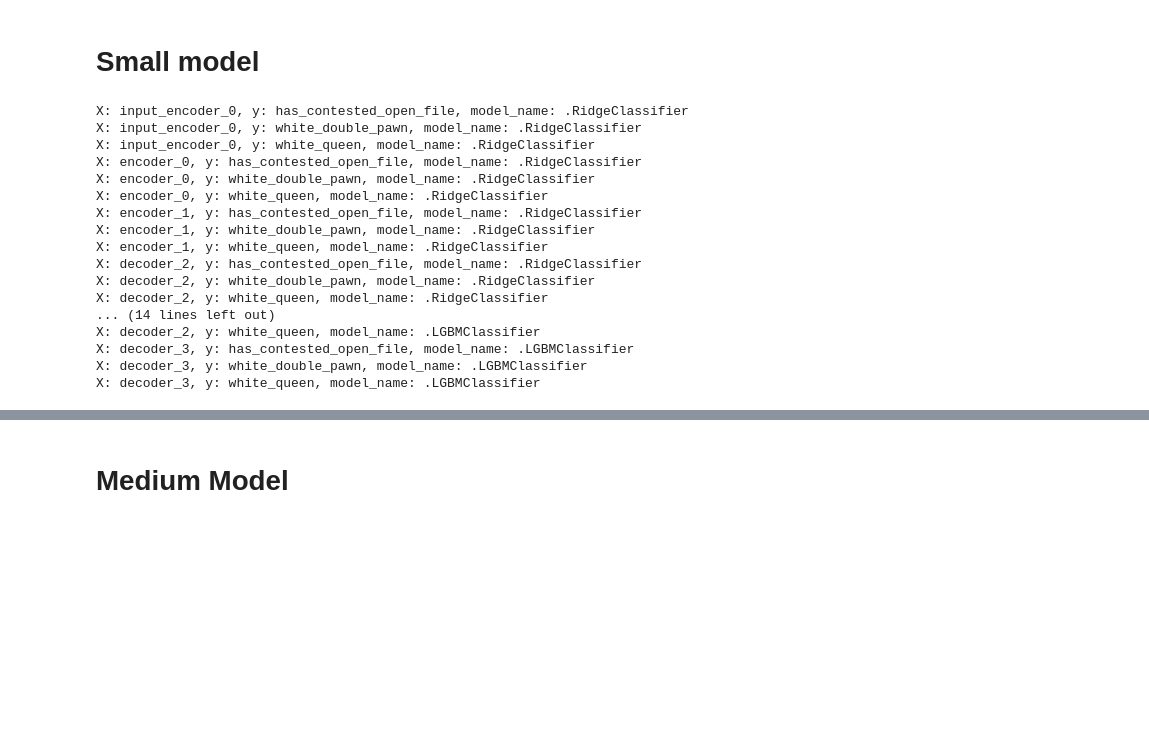
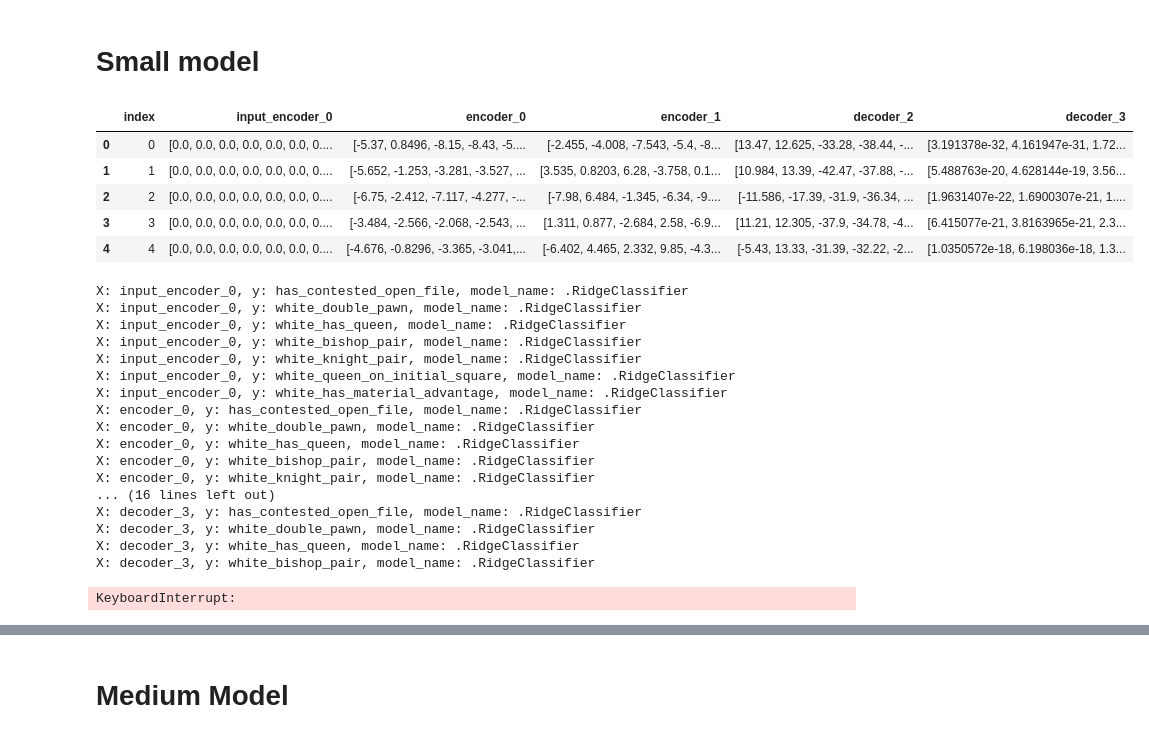
Before and after one commit to adalsteinnpals/stockfish_explain, a Jupyter notebook: stockfish_explain/experiments/chess_auto_encoder/analyze_results.ipynb, the cells around one changed output, grey strips where cells are left out. Saved outputs shown, nothing was run; the diff lists cells and outputs as text; code cells hidden in the pictures; blank space fills up the shorter version.

Commit message:
fixed input

```diff
--- a/stockfish_explain/experiments/chess_auto_encoder/analyze_results.ipynb
+++ b/stockfish_explain/experiments/chess_auto_encoder/analyze_results.ipynb
@@ -176,37 +183,42 @@ from small_model import DeepAutoencoder
 model = DeepAutoencoder(input_size = 641)
 model.load_state_dict(torch.load('models/model_BCE_small_900.pt'))
 
 
 
 activation = {}
 def get_output_activation(name):
     def hook(model, input, output):
         activation[name] = output.detach()
     return hook
 
 def get_input_activation(name):
     def hook(model, input, output):
         activation['input_'+name] = input[0].detach()
     return hook
 
 model.encoder_0.register_forward_hook(get_input_activation('encoder_0'))
 model.encoder_0.register_forward_hook(get_output_activation('encoder_0'))
 model.encoder_1.register_forward_hook(get_output_activation('encoder_1'))
 #model.encoder_2.register_forward_hook(get_output_activation('encoder_2'))
 #model.encoder_3.register_forward_hook(get_output_activation('encoder_3'))
 #model.decoder_0.register_forward_hook(get_output_activation('decoder_0'))
 #model.decoder_1.register_forward_hook(get_output_activation('decoder_1'))
 model.decoder_2.register_forward_hook(get_output_activation('decoder_2'))
 model.decoder_3.register_forward_hook(get_output_activation('decoder_3'))
 
 model.cuda()
 
 df_activations = get_activations(model, df)
 df_activations.head()
-
-df_activations.to_pickle('data/df_activations_small.pkl')
+# %% [output]
+|  | index | input_encoder_0 | encoder_0 | encoder_1 | decoder_2 | decoder_3 |
+| 0 | 0 | [0.0, 0.0, 0.0, 0.0, 0.0, 0.0, 0.... | [-5.37, 0.8496, -8.15, -8.43, -5.... | [-2.455, -4.008, -7.543, -5.4, -8... | [13.47, 12.625, -33.28, -38.44, -... | [3.191378e-32, 4.161947e-31, 1.72... |
+| 1 | 1 | [0.0, 0.0, 0.0, 0.0, 0.0, 0.0, 0.... | [-5.652, -1.253, -3.281, -3.527, ... | [3.535, 0.8203, 6.28, -3.758, 0.1... | [10.984, 13.39, -42.47, -37.88, -... | [5.488763e-20, 4.628144e-19, 3.56... |
+| 2 | 2 | [0.0, 0.0, 0.0, 0.0, 0.0, 0.0, 0.... | [-6.75, -2.412, -7.117, -4.277, -... | [-7.98, 6.484, -1.345, -6.34, -9.... | [-11.586, -17.39, -31.9, -36.34, ... | [1.9631407e-22, 1.6900307e-21, 1.... |
+| 3 | 3 | [0.0, 0.0, 0.0, 0.0, 0.0, 0.0, 0.... | [-3.484, -2.566, -2.068, -2.543, ... | [1.311, 0.877, -2.684, 2.58, -6.9... | [11.21, 12.305, -37.9, -34.78, -4... | [6.415077e-21, 3.8163965e-21, 2.3... |
+| 4 | 4 | [0.0, 0.0, 0.0, 0.0, 0.0, 0.0, 0.... | [-4.676, -0.8296, -3.365, -3.041,... | [-6.402, 4.465, 2.332, 9.85, -4.3... | [-5.43, 13.33, -31.39, -32.22, -2... | [1.0350572e-18, 6.198036e-18, 1.3... |
 # %%
-df_activations = pd.read_pickle('data/df_activations_small.pkl')
+
 test_size = 0.33
 metric = classification_cost
 
@@ -233,29 +245,24 @@ input_names = [
     'decoder_3'
     ]
 
-target_names = [
-    'has_contested_open_file',
-    'white_double_pawn',
-    'white_queen'
-    ]
-
 df_results = train_concept_models(concept_models, input_names, target_names, df_activations, df, undersample, test_size, metric, verbose = verbose)
 df_results.to_pickle('data/df_results_small.pkl')
 # %% [output]
 X: input_encoder_0, y: has_contested_open_file, model_name: .RidgeClassifier
 X: input_encoder_0, y: white_double_pawn, model_name: .RidgeClassifier
-X: input_encoder_0, y: white_queen, model_name: .RidgeClassifier
+X: input_encoder_0, y: white_has_queen, model_name: .RidgeClassifier
+X: input_encoder_0, y: white_bishop_pair, model_name: .RidgeClassifier
+X: input_encoder_0, y: white_knight_pair, model_name: .RidgeClassifier
+X: input_encoder_0, y: white_queen_on_initial_square, model_name: .RidgeClassifier
+X: input_encoder_0, y: white_has_material_advantage, model_name: .RidgeClassifier
 X: encoder_0, y: has_contested_open_file, model_name: .RidgeClassifier
 X: encoder_0, y: white_double_pawn, model_name: .RidgeClassifier
-X: encoder_0, y: white_queen, model_name: .RidgeClassifier
-X: encoder_1, y: has_contested_open_file, model_name: .RidgeClassifier
-X: encoder_1, y: white_double_pawn, model_name: .RidgeClassifier
-X: encoder_1, y: white_queen, model_name: .RidgeClassifier
-X: decoder_2, y: has_contested_open_file, model_name: .RidgeClassifier
-X: decoder_2, y: white_double_pawn, model_name: .RidgeClassifier
-X: decoder_2, y: white_queen, model_name: .RidgeClassifier
-... (14 lines left out)
-X: decoder_2, y: white_queen, model_name: .LGBMClassifier
-X: decoder_3, y: has_contested_open_file, model_name: .LGBMClassifier
-X: decoder_3, y: white_double_pawn, model_name: .LGBMClassifier
-X: decoder_3, y: white_queen, model_name: .LGBMClassifier
+X: encoder_0, y: white_has_queen, model_name: .RidgeClassifier
+X: encoder_0, y: white_bishop_pair, model_name: .RidgeClassifier
+X: encoder_0, y: white_knight_pair, model_name: .RidgeClassifier
+... (16 lines left out)
+X: decoder_3, y: has_contested_open_file, model_name: .RidgeClassifier
+X: decoder_3, y: white_double_pawn, model_name: .RidgeClassifier
+X: decoder_3, y: white_has_queen, model_name: .RidgeClassifier
+X: decoder_3, y: white_bishop_pair, model_name: .RidgeClassifier
+KeyboardInterrupt:
```
Also changed, not shown: parts of 13 cells of this notebook, 20 other files.
